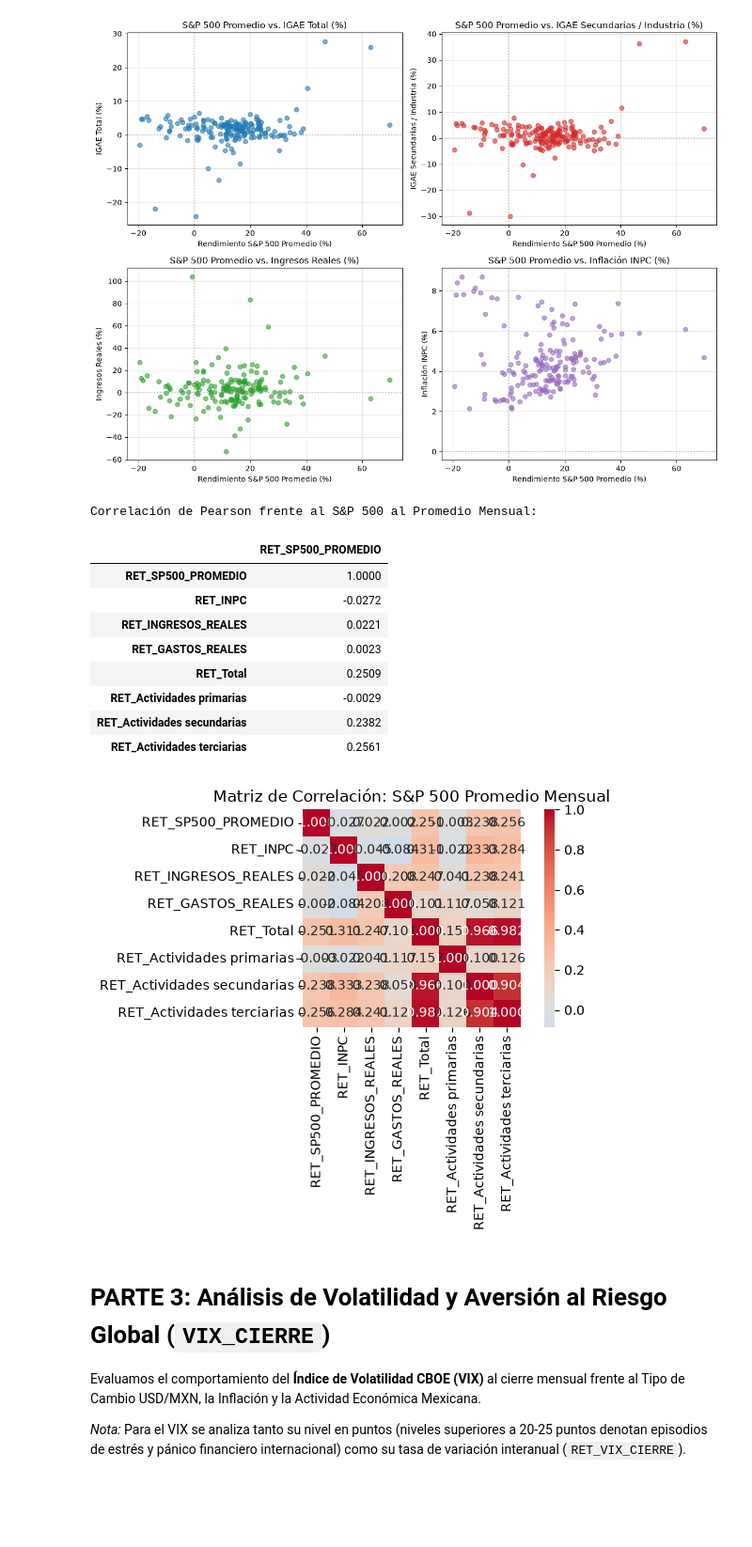
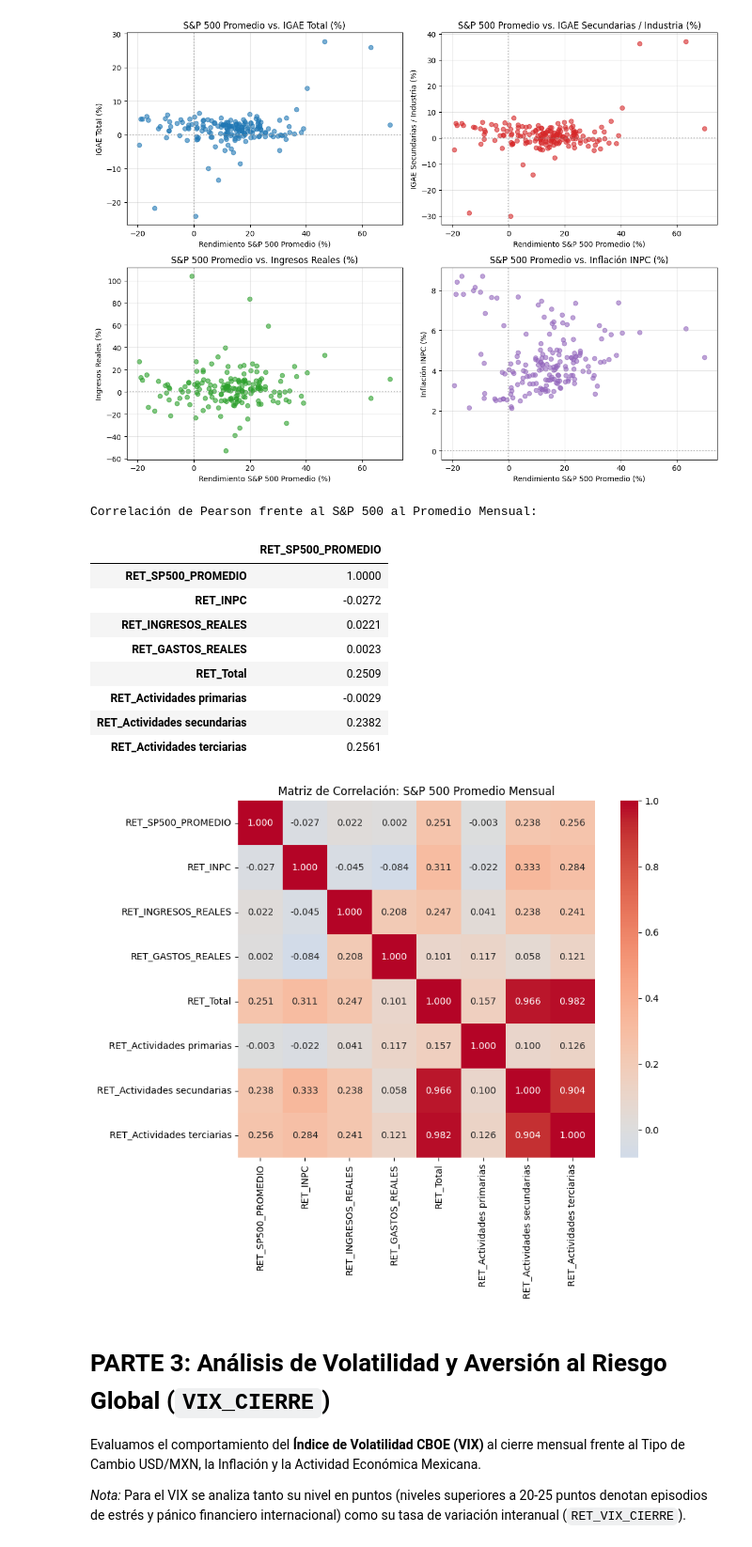
Before and after one commit to JuliaDomRuss/Proyecto_Integrador_PGBD, a Jupyter notebook: notebooks/05_analisis_sp500.ipynb, the cells around one changed output. Shown at 94% size. Drawn from its saved outputs; the diff is of its cells as text; code cells hidden in the pictures; blank space fills up the shorter version.

```diff
--- a/notebooks/05_analisis_sp500.ipynb
+++ b/notebooks/05_analisis_sp500.ipynb
@@ -248,32 +248,32 @@ plt.show()
 # %%
 # 2.4 Matriz de correlación de Pearson - S&P 500 Promedio
 cols_corr_prom = [
     "RET_SP500_PROMEDIO", "RET_INPC", "RET_INGRESOS_REALES", "RET_GASTOS_REALES",
     "RET_Total", "RET_Actividades primarias", "RET_Actividades secundarias", "RET_Actividades terciarias"
 ]
 cols_corr_prom = [c for c in cols_corr_prom if c in df_ret.columns]
 corr_prom = df_ret[cols_corr_prom].corr(method="pearson")
 
 print("Correlación de Pearson frente al S&P 500 al Promedio Mensual:")
 display(corr_prom[["RET_SP500_PROMEDIO"]].round(4))
 
-plt.figure(figsize=(7, 5))
+plt.figure(figsize=(10, 8))
 sns.heatmap(corr_prom, annot=True, cmap="coolwarm", center=0, fmt=".3f", square=True)
 plt.title("Matriz de Correlación: S&P 500 Promedio Mensual")
 plt.tight_layout()
 plt.show()
 # %% [output]
 Correlación de Pearson frente al S&P 500 al Promedio Mensual:
 |  | RET_SP500_PROMEDIO |
 | RET_SP500_PROMEDIO | 1.0000 |
 | RET_INPC | -0.0272 |
 | RET_INGRESOS_REALES | 0.0221 |
 | RET_GASTOS_REALES | 0.0023 |
 | RET_Total | 0.2509 |
 | RET_Actividades primarias | -0.0029 |
 | RET_Actividades secundarias | 0.2382 |
 | RET_Actividades terciarias | 0.2561 |
-[figure, old version]
+[figure, new version]
 # %% [markdown]
 # PARTE 3: Análisis de Volatilidad y Aversión al Riesgo Global (`VIX_CIERRE`)
 Evaluamos el comportamiento del **Índice de Volatilidad CBOE (VIX)** al cierre mensual frente al Tipo de Cambio USD/MXN, la Inflación y la Actividad Económica Mexicana.
```
Also changed, not shown: parts of 9 cells of this notebook.
